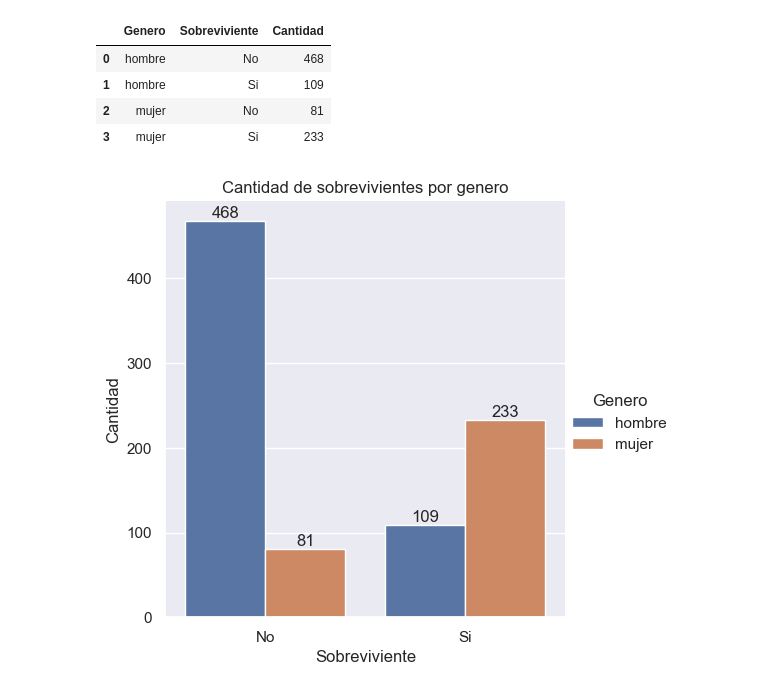
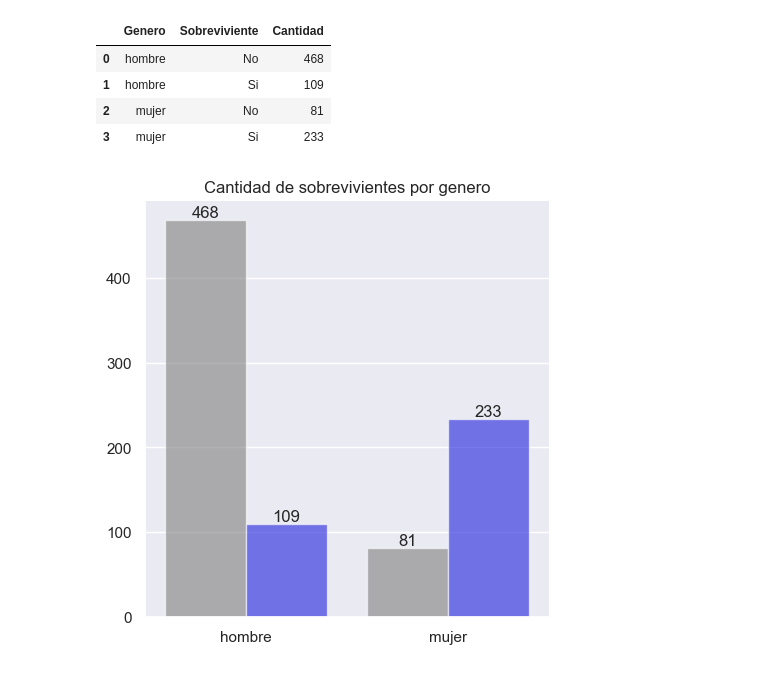
Before and after one commit to joackob/titanic-ml, a Jupyter notebook: notebooks/2-visual-and-statistical-exploration-vaux.ipynb, the cells around one changed output. Drawn from its saved outputs; the diff is of its cells as text; code cells hidden in the pictures.

```diff
--- a/notebooks/2-visual-and-statistical-exploration-vaux.ipynb
+++ b/notebooks/2-visual-and-statistical-exploration-vaux.ipynb
@@ -48,18 +48,20 @@ data_survivors_by_class
 graph_survivors_by_class = (
     sns.catplot(
         data=data_survivors_by_class,
-        x="Sobreviviente",
+        x="Clase",
         y="Cantidad",
-        hue="Clase",
+        hue="Sobreviviente",
         kind="bar",
-        palette="dark",
         alpha=0.6,
+        legend_out=False,
+        palette=['grey', 'blue'],
     )
-    .set_axis_labels(x_var="Sobreviviente?", y_var="")
+    .set_axis_labels(x_var="", y_var="")
     .set(title="Cantidad de sobrevivientes por clase")
 )
 
 ax_graph_survivors_by_class = graph_survivors_by_class.ax
+ax_graph_survivors_by_class.get_legend().remove()
 
 for container in ax_graph_survivors_by_class.containers:
     ax_graph_survivors_by_class.bar_label(container=container)  # type: ignore
@@ -72,7 +74,11 @@ data_survivors_by_sex = (
     data_train.copy()
     .loc[:, ["Sex", "Survived", "PassengerId"]]
     .rename(
-        columns={"Sex": "Genero", "Survived": "Sobreviviente", "PassengerId": "Cantidad"}
+        columns={
+            "Sex": "Genero",
+            "Survived": "Sobreviviente",
+            "PassengerId": "Cantidad",
+        }
     )
     .replace(
         to_replace={
@@ -92,17 +98,25 @@ data_survivors_by_sex
 | 2 | mujer | No | 81 |
 | 3 | mujer | Si | 233 |
 # %%
-graph_survivors_by_sex = sns.catplot(
-    data=data_survivors_by_sex,
-    x="Sobreviviente",
-    y="Cantidad",
-    hue="Genero",
-    kind="bar",
-).set(title="Cantidad de sobrevivientes por genero")
+graph_survivors_by_gender = (
+    sns.catplot(
+        data=data_survivors_by_sex,
+        x="Genero",
+        y="Cantidad",
+        hue="Sobreviviente",
+        kind="bar",
+        alpha=0.6,
+        legend_out=False,
+        palette=['grey', 'blue']
+    )
+    .set(title="Cantidad de sobrevivientes por genero")
+    .set_axis_labels(x_var="", y_var="")
+)
 
-ax_graph_survivors_by_sex = graph_survivors_by_sex.ax
+ax_graph_survivors_by_gender = graph_survivors_by_gender.ax
+ax_graph_survivors_by_gender.get_legend().remove()
 
-for container in ax_graph_survivors_by_sex.containers:
-    ax_graph_survivors_by_sex.bar_label(container=container)  # type: ignore
+for container in ax_graph_survivors_by_gender.containers:
+    ax_graph_survivors_by_gender.bar_label(container=container)  # type: ignore
 # %% [output]
-[figure, old version]
+[figure, new version]
```
Also changed, not shown: parts of 1 cell of this notebook.
